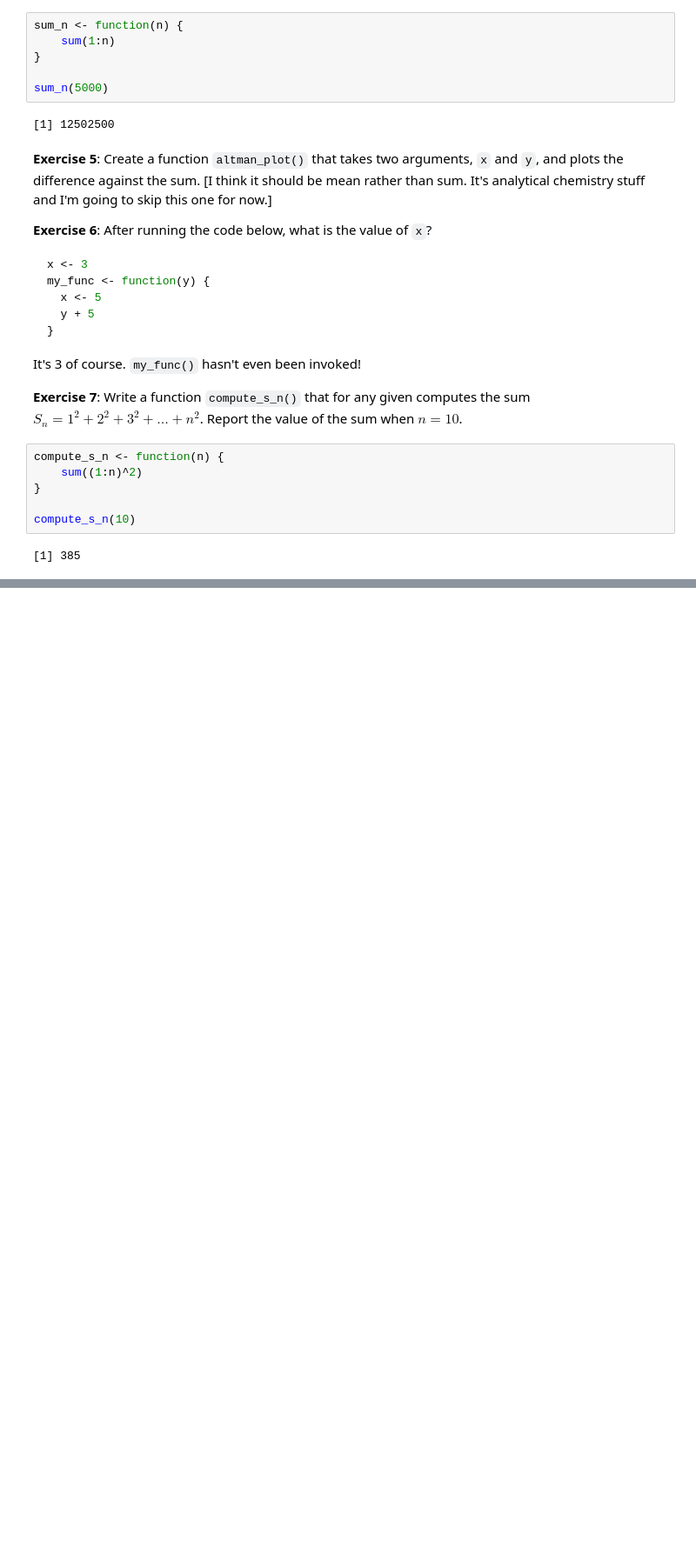
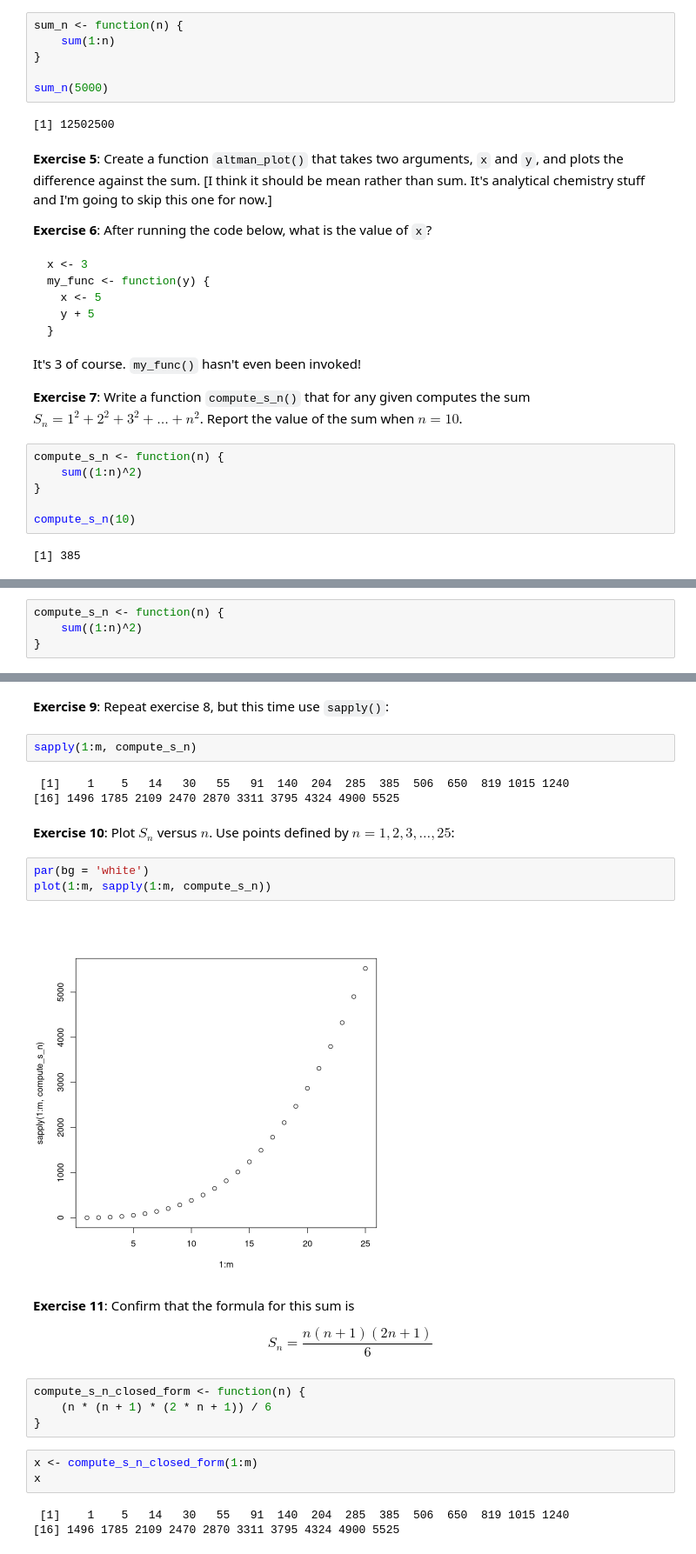
Before and after one commit to readyready15728/data-wrangling-and-visualization-with-r, a Jupyter notebook: 03_programming_basics/03_programming_basics.ipynb, the cells around one changed output, grey strips where cells are left out. Shown at 87% size. Saved outputs shown, nothing was run; the diff lists cells and outputs as text; blank space fills up the shorter version.

```diff
--- a/03_programming_basics/03_programming_basics.ipynb
+++ b/03_programming_basics/03_programming_basics.ipynb
@@ -231,0 +360,4 @@ compute_s_n(10)
+# %%
+compute_s_n <- function(n) {
+    sum((1:n)^2)
+}
@@ -231,0 +406,30 @@ compute_s_n(10)
+# %% [markdown]
+**Exercise 9**: Repeat exercise 8, but this time use `sapply()`:
+# %%
+sapply(1:m, compute_s_n)
+# %% [output]
+ [1]    1    5   14   30   55   91  140  204  285  385  506  650  819 1015 1240
+[16] 1496 1785 2109 2470 2870 3311 3795 4324 4900 5525
+# %% [markdown]
+**Exercise 10**: Plot $S_n$ versus $n$. Use points defined by $n = 1, 2, 3, \ldots, 25$:
+# %%
+par(bg = 'white')
+plot(1:m, sapply(1:m, compute_s_n))
+# %% [output]
+[figure, added]
+# %% [markdown]
+**Exercise 11**: Confirm that the formula for this sum is
+
+$$
+S_n = \frac{n(n + 1)(2n + 1)}{6}
+$$
+# %%
+compute_s_n_closed_form <- function(n) {
+    (n * (n + 1) * (2 * n + 1)) / 6
+}
+# %%
+x <- compute_s_n_closed_form(1:m)
+x
+# %% [output]
+ [1]    1    5   14   30   55   91  140  204  285  385  506  650  819 1015 1240
+[16] 1496 1785 2109 2470 2870 3311 3795 4324 4900 5525
```
Also changed, not shown: parts of 31 cells of this notebook.
